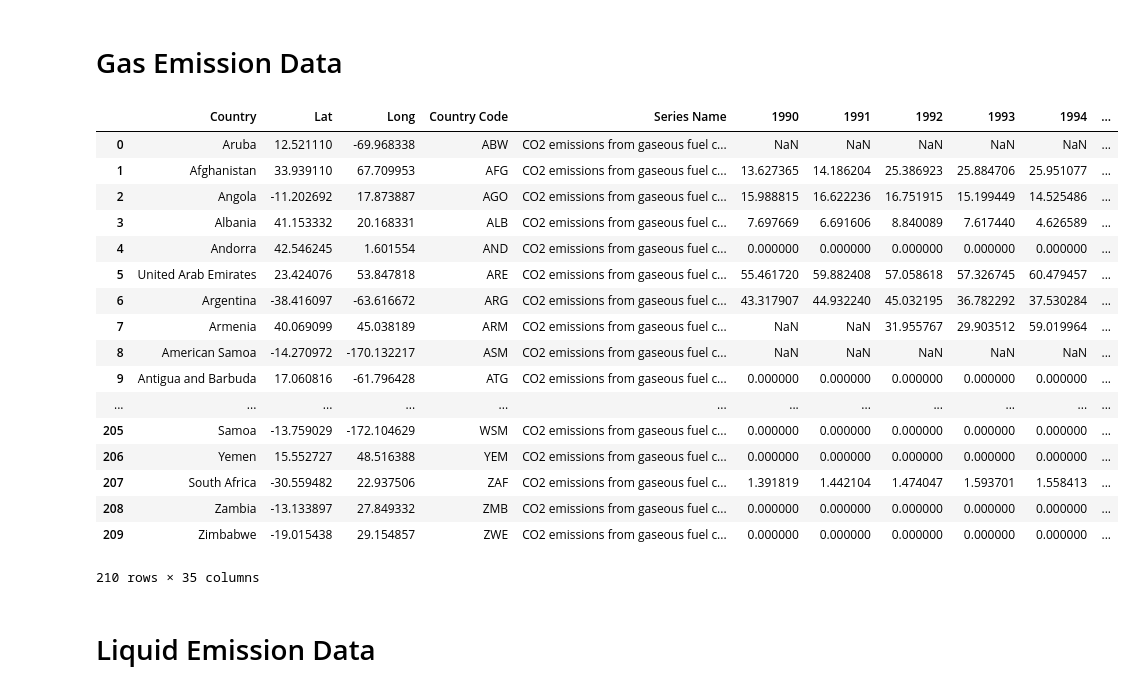
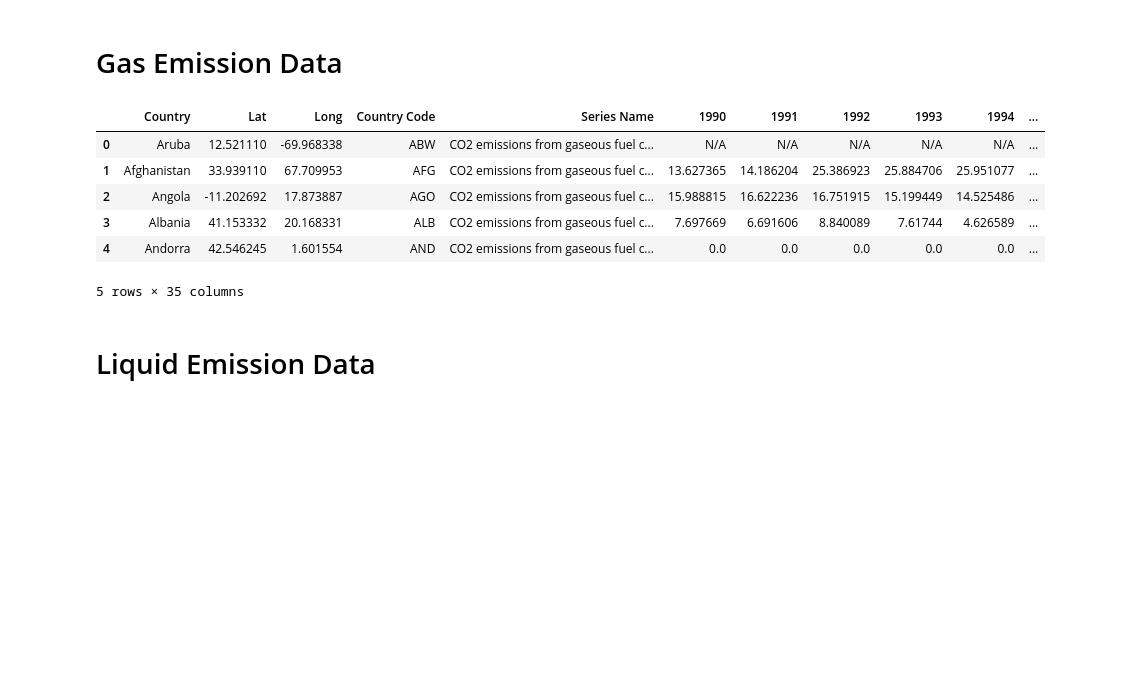
Before and after one commit to nuvvalaps/Carbon-Emission-Growth, a Jupyter notebook: Code/Combined_and_Flask.ipynb, the cells around one changed output. Saved outputs shown, nothing was run; the diff lists cells and outputs as text; code cells hidden in the pictures; blank space fills up the shorter version.

```diff
--- a/Code/Combined_and_Flask.ipynb
+++ b/Code/Combined_and_Flask.ipynb
@@ -84,26 +54,16 @@ total_emission
 # %%
 gas_emission_csv = "../Resources/Cleaned_CSV/Gas_Emission_Data.csv"
 gas_emission = pd.read_csv(gas_emission_csv)
-gas_emission
+gas_emission = gas_emission.fillna(value='N/A')
+gas_emission.head()
 # %% [output]
 |  | Country | Lat | Long | Country Code | Series Name | 1990 | 1991 | 1992 | 1993 | 1994 | ... |
-| 0 | Aruba | 12.521110 | -69.968338 | ABW | CO2 emissions from gaseous fuel c... | NaN | NaN | NaN | NaN | NaN | ... |
+| 0 | Aruba | 12.521110 | -69.968338 | ABW | CO2 emissions from gaseous fuel c... | N/A | N/A | N/A | N/A | N/A | ... |
 | 1 | Afghanistan | 33.939110 | 67.709953 | AFG | CO2 emissions from gaseous fuel c... | 13.627365 | 14.186204 | 25.386923 | 25.884706 | 25.951077 | ... |
 | 2 | Angola | -11.202692 | 17.873887 | AGO | CO2 emissions from gaseous fuel c... | 15.988815 | 16.622236 | 16.751915 | 15.199449 | 14.525486 | ... |
-| 3 | Albania | 41.153332 | 20.168331 | ALB | CO2 emissions from gaseous fuel c... | 7.697669 | 6.691606 | 8.840089 | 7.617440 | 4.626589 | ... |
-| 4 | Andorra | 42.546245 | 1.601554 | AND | CO2 emissions from gaseous fuel c... | 0.000000 | 0.000000 | 0.000000 | 0.000000 | 0.000000 | ... |
-| 5 | United Arab Emirates | 23.424076 | 53.847818 | ARE | CO2 emissions from gaseous fuel c... | 55.461720 | 59.882408 | 57.058618 | 57.326745 | 60.479457 | ... |
-| 6 | Argentina | -38.416097 | -63.616672 | ARG | CO2 emissions from gaseous fuel c... | 43.317907 | 44.932240 | 45.032195 | 36.782292 | 37.530284 | ... |
-| 7 | Armenia | 40.069099 | 45.038189 | ARM | CO2 emissions from gaseous fuel c... | NaN | NaN | 31.955767 | 29.903512 | 59.019964 | ... |
-| 8 | American Samoa | -14.270972 | -170.132217 | ASM | CO2 emissions from gaseous fuel c... | NaN | NaN | NaN | NaN | NaN | ... |
-| 9 | Antigua and Barbuda | 17.060816 | -61.796428 | ATG | CO2 emissions from gaseous fuel c... | 0.000000 | 0.000000 | 0.000000 | 0.000000 | 0.000000 | ... |
-| ... | ... | ... | ... | ... | ... | ... | ... | ... | ... | ... | ... |
-| 205 | Samoa | -13.759029 | -172.104629 | WSM | CO2 emissions from gaseous fuel c... | 0.000000 | 0.000000 | 0.000000 | 0.000000 | 0.000000 | ... |
-| 206 | Yemen | 15.552727 | 48.516388 | YEM | CO2 emissions from gaseous fuel c... | 0.000000 | 0.000000 | 0.000000 | 0.000000 | 0.000000 | ... |
-| 207 | South Africa | -30.559482 | 22.937506 | ZAF | CO2 emissions from gaseous fuel c... | 1.391819 | 1.442104 | 1.474047 | 1.593701 | 1.558413 | ... |
-| 208 | Zambia | -13.133897 | 27.849332 | ZMB | CO2 emissions from gaseous fuel c... | 0.000000 | 0.000000 | 0.000000 | 0.000000 | 0.000000 | ... |
-| 209 | Zimbabwe | -19.015438 | 29.154857 | ZWE | CO2 emissions from gaseous fuel c... | 0.000000 | 0.000000 | 0.000000 | 0.000000 | 0.000000 | ... |
+| 3 | Albania | 41.153332 | 20.168331 | ALB | CO2 emissions from gaseous fuel c... | 7.697669 | 6.691606 | 8.840089 | 7.61744 | 4.626589 | ... |
+| 4 | Andorra | 42.546245 | 1.601554 | AND | CO2 emissions from gaseous fuel c... | 0.0 | 0.0 | 0.0 | 0.0 | 0.0 | ... |
-210 rows × 35 columns
+5 rows × 35 columns
 # %% [markdown]
 # Liquid Emission Data
 # %%
```
Also changed, not shown: parts of 8 cells of this notebook, 10 other files.
